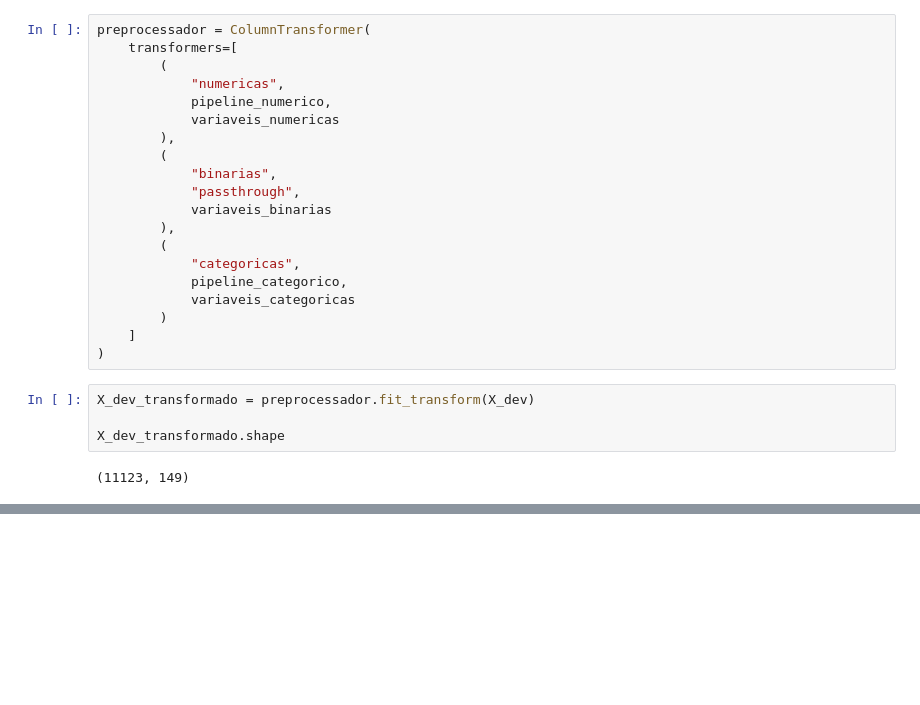
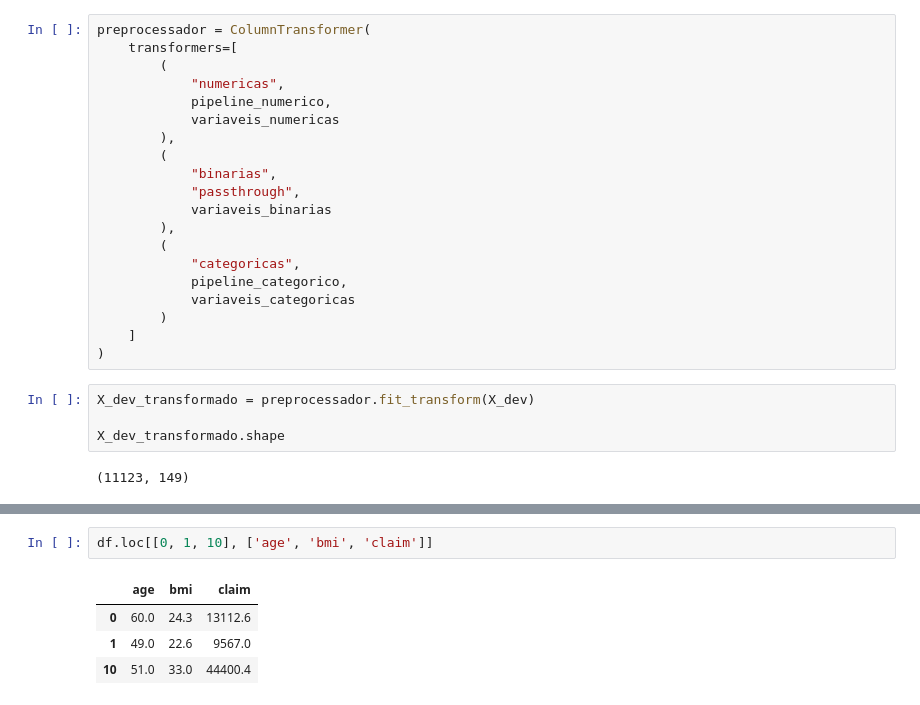
Before and after one commit to DalpesCS50/trab_estagio4_health-insurance-claims-prediction, a Jupyter notebook: notebooks/01_exploracao_inicial_health_insurance.ipynb, the cells around one changed output, grey strips where cells are left out. Drawn from its saved outputs; the diff is of its cells as text; blank space fills up the shorter version.

```diff
--- a/notebooks/01_exploracao_inicial_health_insurance.ipynb
+++ b/notebooks/01_exploracao_inicial_health_insurance.ipynb
@@ -2235,0 +2282,7 @@ X_dev_transformado.shape
+# %%
+df.loc[[0, 1, 10], ['age', 'bmi', 'claim']]
+# %% [output]
+|  | age | bmi | claim |
+| 0 | 60.0 | 24.3 | 13112.6 |
+| 1 | 49.0 | 22.6 | 9567.0 |
+| 10 | 51.0 | 33.0 | 44400.4 |
```
Also changed, not shown: parts of 14 cells of this notebook.
